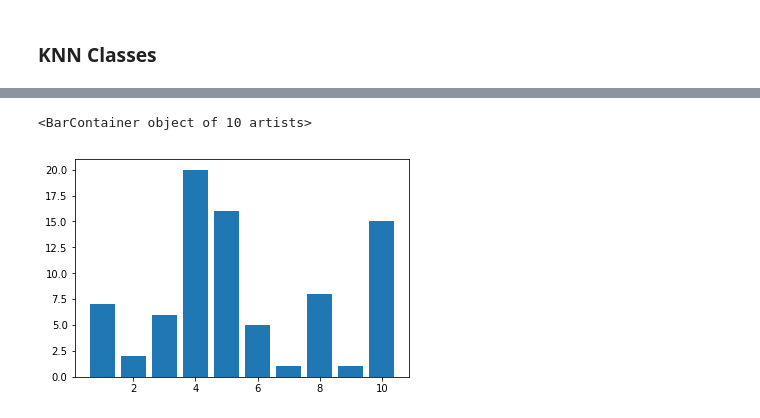
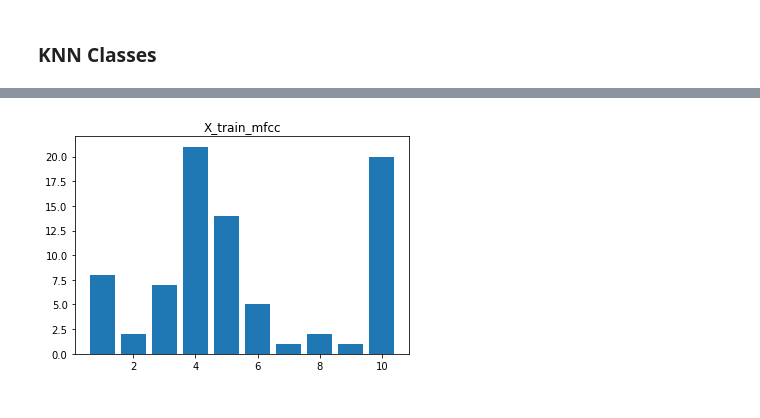
Before and after one commit to Copete/CS181_P3_dualspace, a Jupyter notebook: Junran/feature_selection.ipynb, the cells around one changed output, grey strips where cells are left out. Cells and saved outputs as stored; diff of their text form; code cells hidden in the pictures.

```diff
--- a/Junran/feature_selection.ipynb
+++ b/Junran/feature_selection.ipynb
@@ -265,10 +267,16 @@ KNN.score(X_train_tmp, y_train_flattened)
-# %%
-y_hat = KNN.predict(X_train_tmp)
 # %%
-diff = 1 - (y_train_flattened==y_hat).astype(int)
-wrong_labels = np.multiply(diff, (y_train_flattened+1))
-unique, counts = np.unique(wrong_labels, return_counts=True)
-wrong_label_counts = dict(zip(unique, counts))
-del wrong_label_counts[0]
-wrong_label_counts
-plt.bar(wrong_label_counts.keys(), wrong_label_counts.values())
+def mislabel_counts(features, title, clf=KNN, labels=y_train_flattened):
+    X = np.hstack(features)
+    y = labels
+    clf.fit(X, y)
+
+    X_t = np.hstack(features)
+    y_hat = clf.predict(X_t)
+    diff = 1 - (y==y_hat).astype(int)
+    wrong_labels = np.multiply(diff, (y_train_flattened + 1))
+    unique, counts = np.unique(wrong_labels, return_counts=True)
+    wrong_label_counts = dict(zip(unique, counts))
+    del wrong_label_counts[0]
+
+    plt.bar(wrong_label_counts.keys(), wrong_label_counts.values())
+    plt.title(title)
@@ -290,11 +292,4 @@ y_hat = KNN.predict(X_train_tmp)
-# %%
-diff = 1 - (y_train_flattened==y_hat).astype(int)
-wrong_labels = np.multiply(diff, (y_train_flattened+1))
-unique, counts = np.unique(wrong_labels, return_counts=True)
-wrong_label_counts = dict(zip(unique, counts))
-del wrong_label_counts[0]
-wrong_label_counts
-plt.bar(wrong_label_counts.keys(), wrong_label_counts.values())
-# %% [output]
-<BarContainer object of 10 artists>
-[figure, removed]
+# %%
+mislabel_counts([X_train_mfcc], 'X_train_mfcc')
+# %% [output]
+[figure, added]
```
Also changed, not shown: parts of 13 cells of this notebook, 3 other files.
